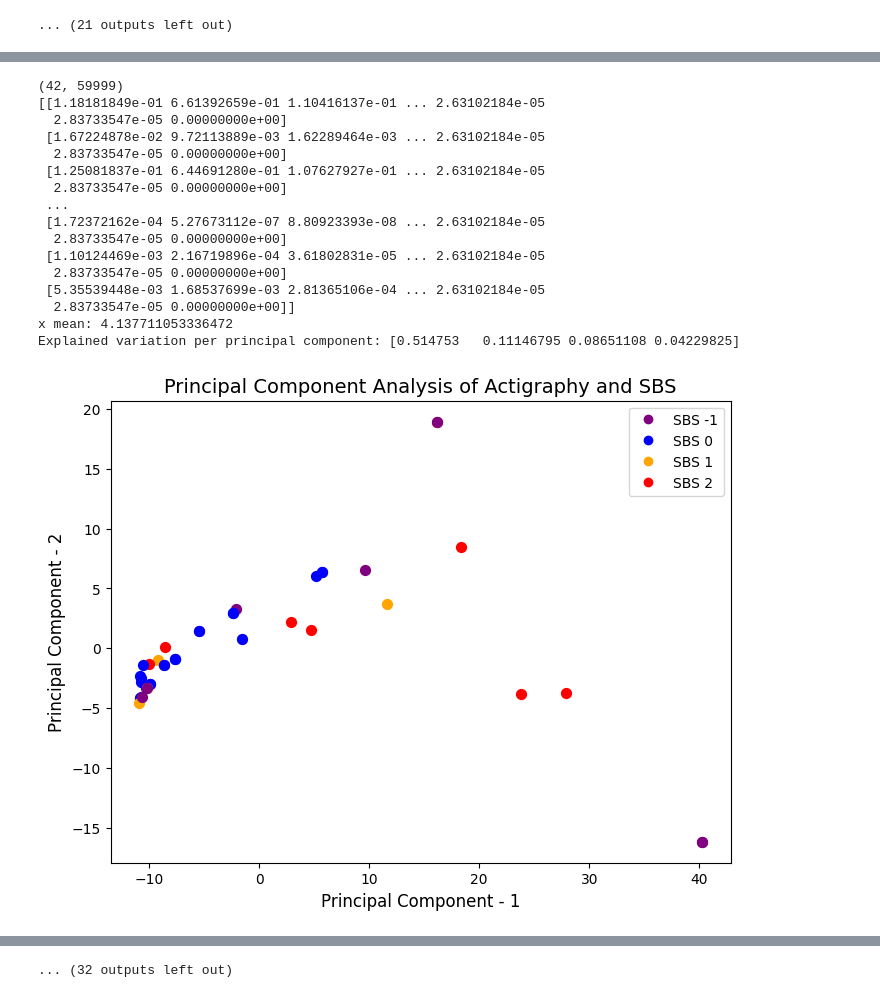
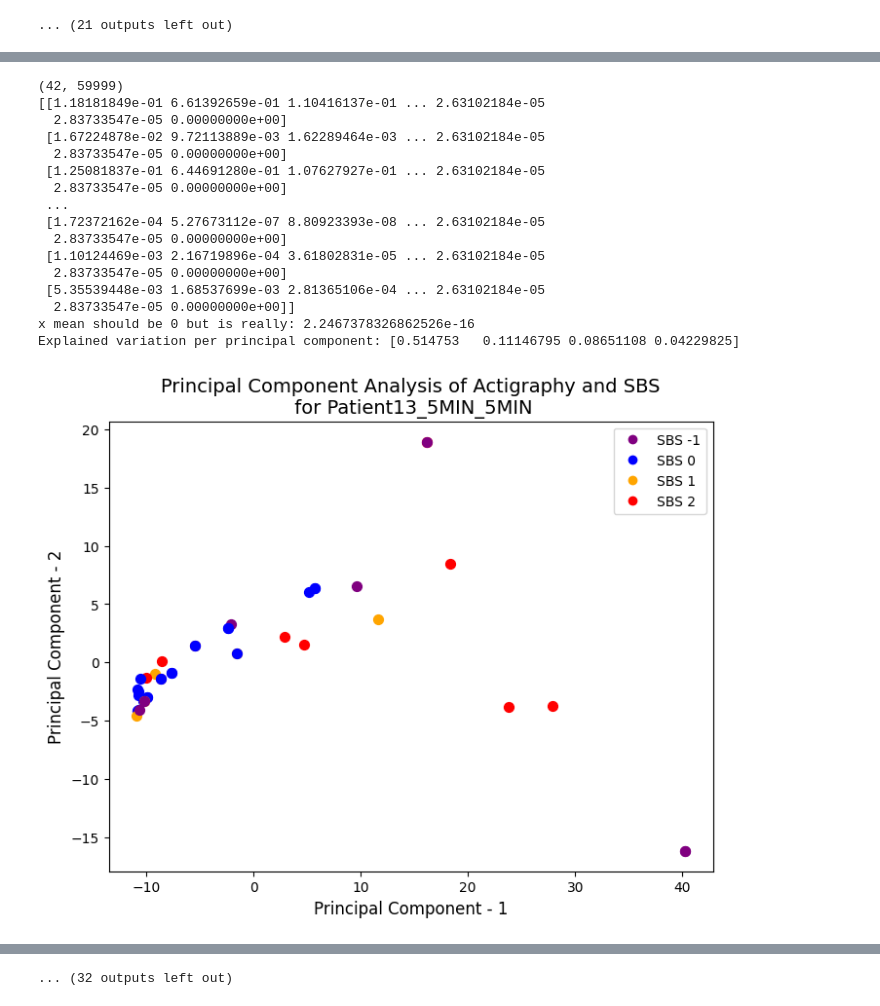
Before and after one commit to fyng/PedAccel, a Jupyter notebook: data_analysis/PythonPipeline/Visualizations/Correlate_Metrics.ipynb, the cells around one changed output, grey strips where cells are left out. Saved outputs shown, nothing was run; the diff lists cells and outputs as text; code cells hidden in the pictures.

Commit message:
updated titles-PCA all ptients all data and correlations

```diff
--- a/data_analysis/PythonPipeline/Visualizations/Correlate_Metrics.ipynb
+++ b/data_analysis/PythonPipeline/Visualizations/Correlate_Metrics.ipynb
@@ -228,7 +236,7 @@ for patient in os.listdir(data_dir):
         x = df_features.iloc[:, 1:].values
         x_normalized = StandardScaler().fit_transform(x)
         print(x)
-        print(f'x mean should be 0 but is really: {np.mean((x))}')
+        print(f'x mean should be 0 but is really: {np.mean((x_normalized))}')
 
         # Perform PCA Using All Features
         pca_actigraphy = PCA(n_components=4)
@@ -243,7 +251,7 @@ for patient in os.listdir(data_dir):
             plt.figure(figsize=(8, 6))
             plt.xlabel(f'Principal Component - {component+1}', fontsize=12)
             plt.ylabel('Principal Component - {}'.format(component+2), fontsize=12)
-            plt.title("Principal Component Analysis of Actigraphy and SBS", fontsize=14)
+            plt.title(f'Principal Component Analysis of Actigraphy and SBS\n for {patient}_{lead_time}MIN_{slice_size_min - lead_time}MIN', fontsize=14)
 
             for i in range(len(df_sbs)):
                 if df['SBS'][i] == -1:
@@ -308,17 +316,17 @@ Explained variation per principal component: [0.48024944 0.14658335 0.10694102 0
 (42, 59999)
 [[1.18181849e-01 6.61392659e-01 1.10416137e-01 ... 2.63102184e-05
   2.83733547e-05 0.00000000e+00]
  [1.67224878e-02 9.72113889e-03 1.62289464e-03 ... 2.63102184e-05
   2.83733547e-05 0.00000000e+00]
  [1.25081837e-01 6.44691280e-01 1.07627927e-01 ... 2.63102184e-05
   2.83733547e-05 0.00000000e+00]
  ...
  [1.72372162e-04 5.27673112e-07 8.80923393e-08 ... 2.63102184e-05
   2.83733547e-05 0.00000000e+00]
  [1.10124469e-03 2.16719896e-04 3.61802831e-05 ... 2.63102184e-05
   2.83733547e-05 0.00000000e+00]
  [5.35539448e-03 1.68537699e-03 2.81365106e-04 ... 2.63102184e-05
   2.83733547e-05 0.00000000e+00]]
-x mean: 4.137711053336472
+x mean should be 0 but is really: 2.2467378326862526e-16
 Explained variation per principal component: [0.514753   0.11146795 0.08651108 0.04229825]
-[figure, old version]
+[figure, new version]
```
Also changed, not shown: parts of 2 cells of this notebook.
